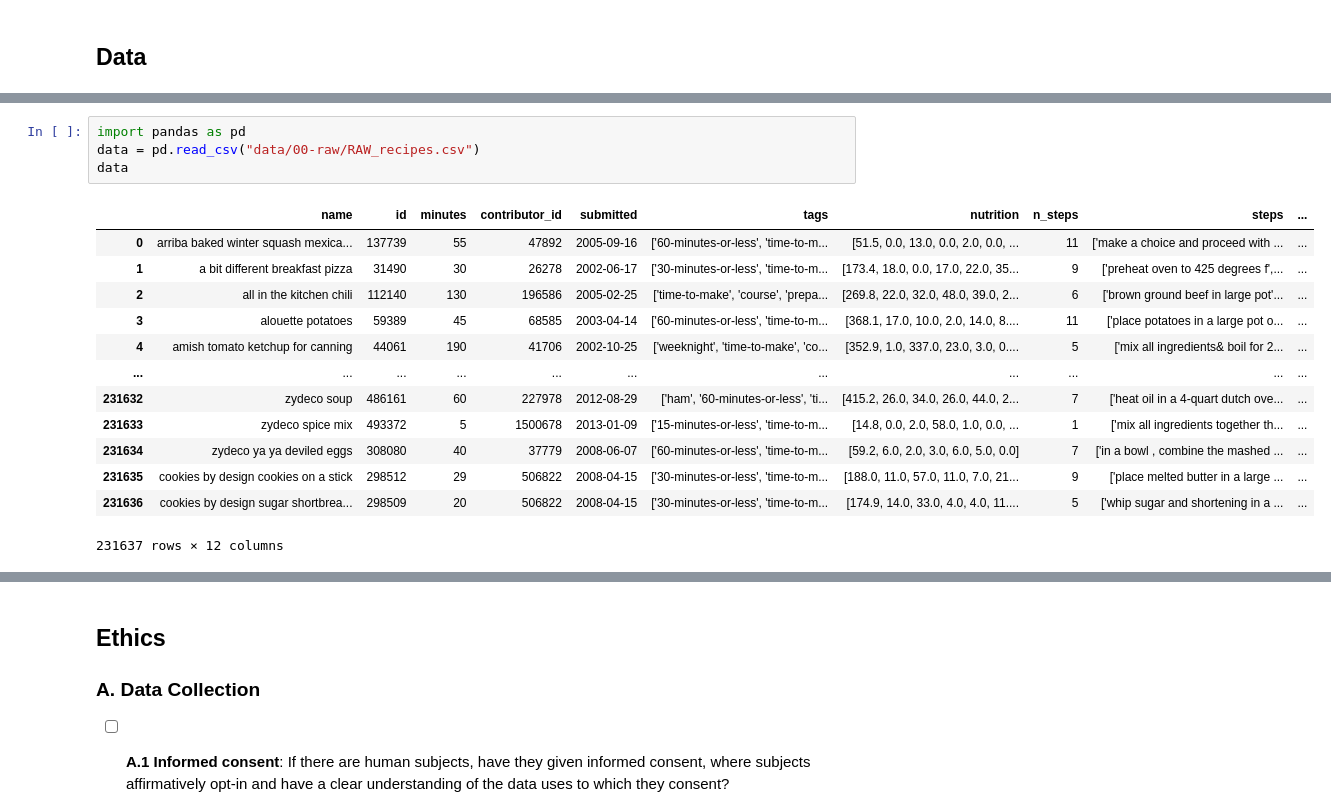
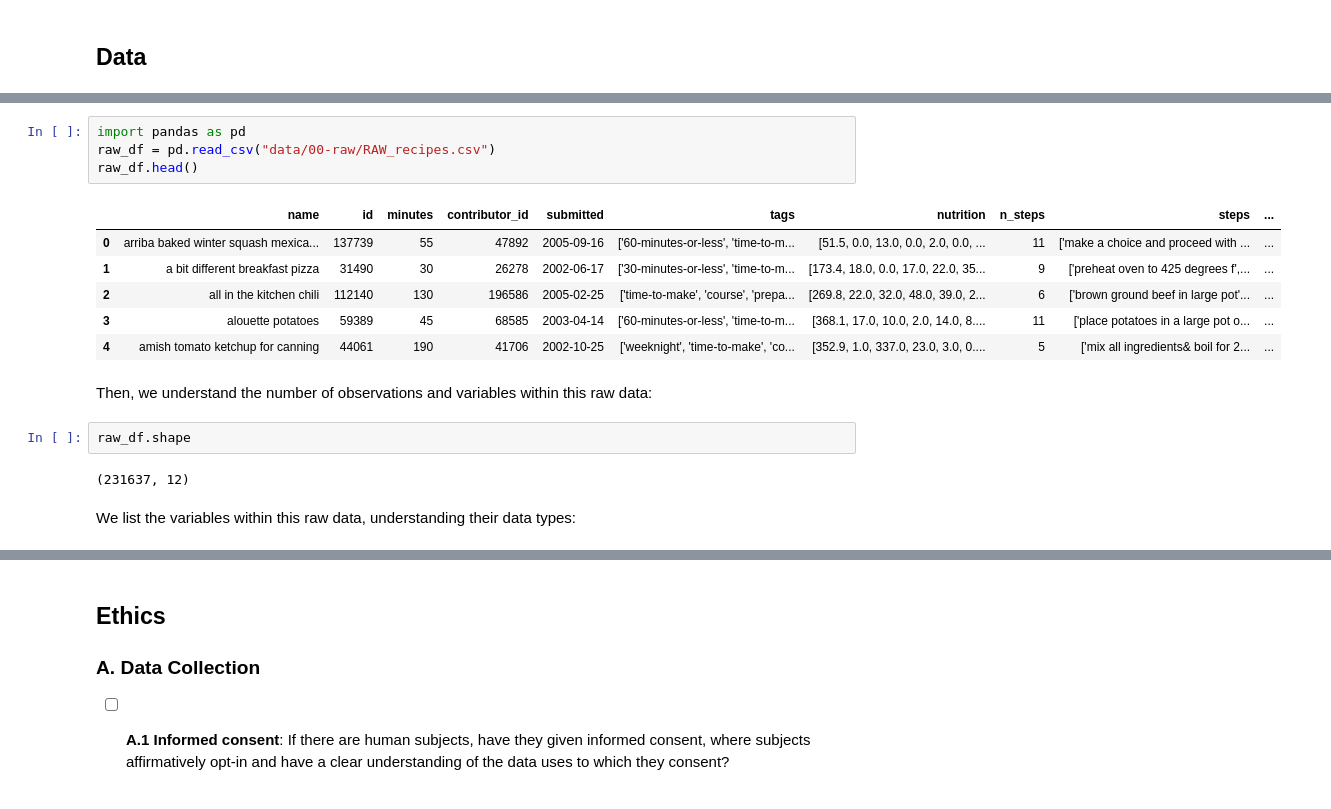
Before and after one commit to COGS108/Group047_WI26, a Jupyter notebook: 01-DataCheckpoint.ipynb, the cells around one changed output, grey strips where cells are left out. Drawn from its saved outputs; the diff is of its cells as text.

```diff
--- a/01-DataCheckpoint.ipynb
+++ b/01-DataCheckpoint.ipynb
@@ -106,18 +104,19 @@ Instructions:
 # %%
 import pandas as pd
-data = pd.read_csv("data/00-raw/RAW_recipes.csv")
-data
+raw_df = pd.read_csv("data/00-raw/RAW_recipes.csv")
+raw_df.head()
 # %% [output]
 |  | name | id | minutes | contributor_id | submitted | tags | nutrition | n_steps | steps | ... |
 | 0 | arriba baked winter squash mexica... | 137739 | 55 | 47892 | 2005-09-16 | ['60-minutes-or-less', 'time-to-m... | [51.5, 0.0, 13.0, 0.0, 2.0, 0.0, ... | 11 | ['make a choice and proceed with ... | ... |
 | 1 | a bit different breakfast pizza | 31490 | 30 | 26278 | 2002-06-17 | ['30-minutes-or-less', 'time-to-m... | [173.4, 18.0, 0.0, 17.0, 22.0, 35... | 9 | ['preheat oven to 425 degrees f',... | ... |
 | 2 | all in the kitchen chili | 112140 | 130 | 196586 | 2005-02-25 | ['time-to-make', 'course', 'prepa... | [269.8, 22.0, 32.0, 48.0, 39.0, 2... | 6 | ['brown ground beef in large pot'... | ... |
 | 3 | alouette potatoes | 59389 | 45 | 68585 | 2003-04-14 | ['60-minutes-or-less', 'time-to-m... | [368.1, 17.0, 10.0, 2.0, 14.0, 8.... | 11 | ['place potatoes in a large pot o... | ... |
 | 4 | amish tomato ketchup for canning | 44061 | 190 | 41706 | 2002-10-25 | ['weeknight', 'time-to-make', 'co... | [352.9, 1.0, 337.0, 23.0, 3.0, 0.... | 5 | ['mix all ingredients& boil for 2... | ... |
-| ... | ... | ... | ... | ... | ... | ... | ... | ... | ... | ... |
-| 231632 | zydeco soup | 486161 | 60 | 227978 | 2012-08-29 | ['ham', '60-minutes-or-less', 'ti... | [415.2, 26.0, 34.0, 26.0, 44.0, 2... | 7 | ['heat oil in a 4-quart dutch ove... | ... |
-| 231633 | zydeco spice mix | 493372 | 5 | 1500678 | 2013-01-09 | ['15-minutes-or-less', 'time-to-m... | [14.8, 0.0, 2.0, 58.0, 1.0, 0.0, ... | 1 | ['mix all ingredients together th... | ... |
-| 231634 | zydeco ya ya deviled eggs | 308080 | 40 | 37779 | 2008-06-07 | ['60-minutes-or-less', 'time-to-m... | [59.2, 6.0, 2.0, 3.0, 6.0, 5.0, 0.0] | 7 | ['in a bowl , combine the mashed ... | ... |
-| 231635 | cookies by design cookies on a stick | 298512 | 29 | 506822 | 2008-04-15 | ['30-minutes-or-less', 'time-to-m... | [188.0, 11.0, 57.0, 11.0, 7.0, 21... | 9 | ['place melted butter in a large ... | ... |
-| 231636 | cookies by design sugar shortbrea... | 298509 | 20 | 506822 | 2008-04-15 | ['30-minutes-or-less', 'time-to-m... | [174.9, 14.0, 33.0, 4.0, 4.0, 11.... | 5 | ['whip sugar and shortening in a ... | ... |
-231637 rows × 12 columns
+# %% [markdown]
+Then, we understand the number of observations and variables within this raw data:
+# %%
+raw_df.shape
+# %% [output]
+(231637, 12)
+# %% [markdown]
+We list the variables within this raw data, understanding their data types:
```
Also changed, not shown: parts of 29 cells of this notebook, 1 other file.
